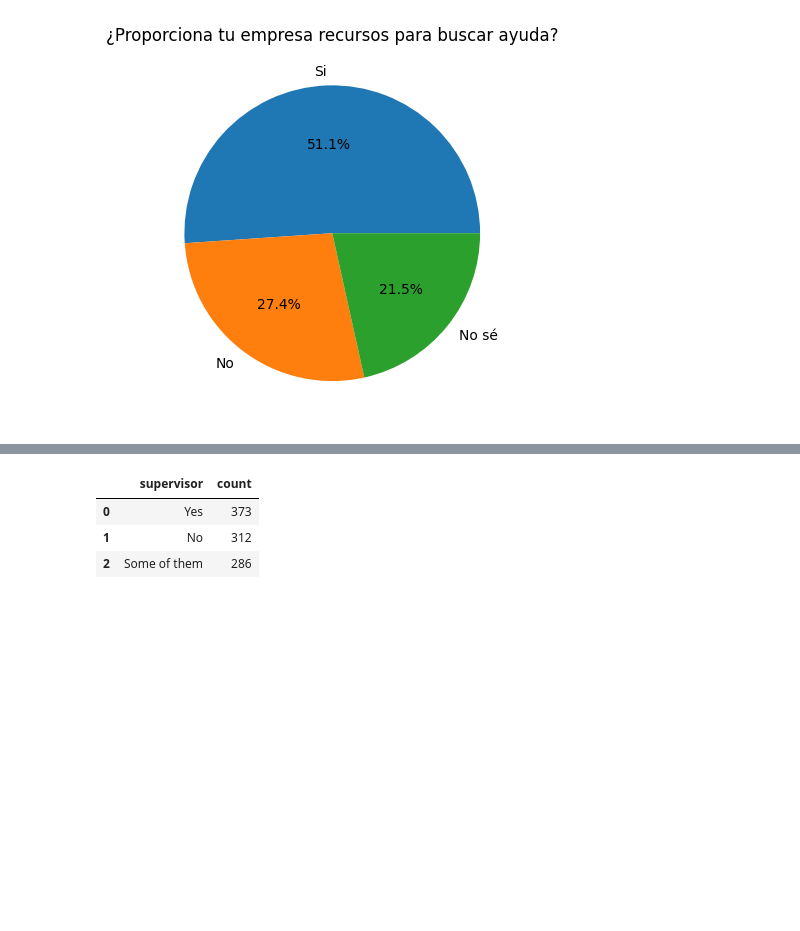
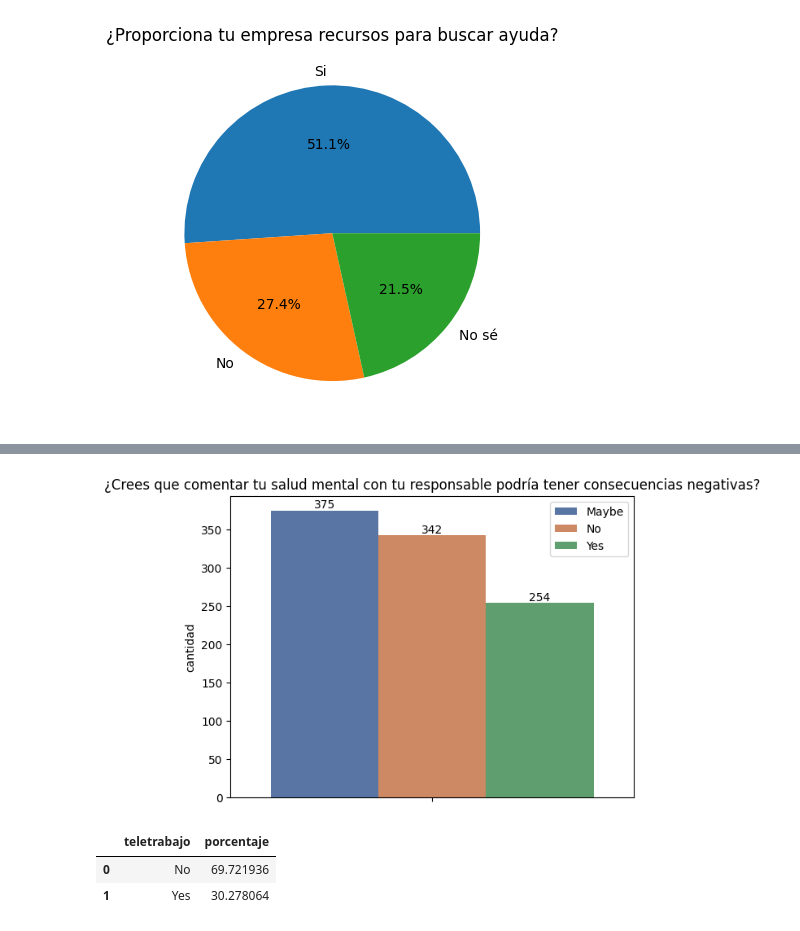
Before and after one commit to AlvaroPicaza/data-analytics-portfolio, a Jupyter notebook: Salud mental tecnología/notebooks/mentalHealthTech.ipynb, the cells around one changed output, grey strips where cells are left out. Saved outputs shown, nothing was run; the diff lists cells and outputs as text; code cells hidden in the pictures; blank space fills up the shorter version.

```diff
--- a/Salud mental tecnología/notebooks/mentalHealthTech.ipynb
+++ b/Salud mental tecnología/notebooks/mentalHealthTech.ipynb
@@ -228,7 +243,25 @@ ax.bar_label(container)
 # %%
-count_supervisor
+count_supervisor = survey['mental_health_consequence'].value_counts().reset_index()
+count_supervisor.columns = ['mental_health_consequence','cantidad']
+ax = sns.barplot(
+    data = count_supervisor,
+    hue = 'mental_health_consequence',
+    y = 'cantidad',
+    palette = 'deep'
+
+)
+ax.legend()
+plt.title('¿Crees que comentar tu salud mental con tu responsable podría tener consecuencias negativas?')
+for container in ax.containers:
+    ax.bar_label(container)
 # %% [output]
-|  | supervisor | count |
-| 0 | Yes | 373 |
-| 1 | No | 312 |
-| 2 | Some of them | 286 |
+[figure, added]
+# %%
+porcentajes = survey['remote_work'].value_counts(normalize=True).reset_index()
+porcentajes.columns = ['teletrabajo', 'porcentaje']
+porcentajes['porcentaje'] *= 100  # Convertir a porcentaje
+porcentajes
+# %% [output]
+|  | teletrabajo | porcentaje |
+| 0 | No | 69.721936 |
+| 1 | Yes | 30.278064 |
```
Also changed, not shown: parts of 29 cells of this notebook.
